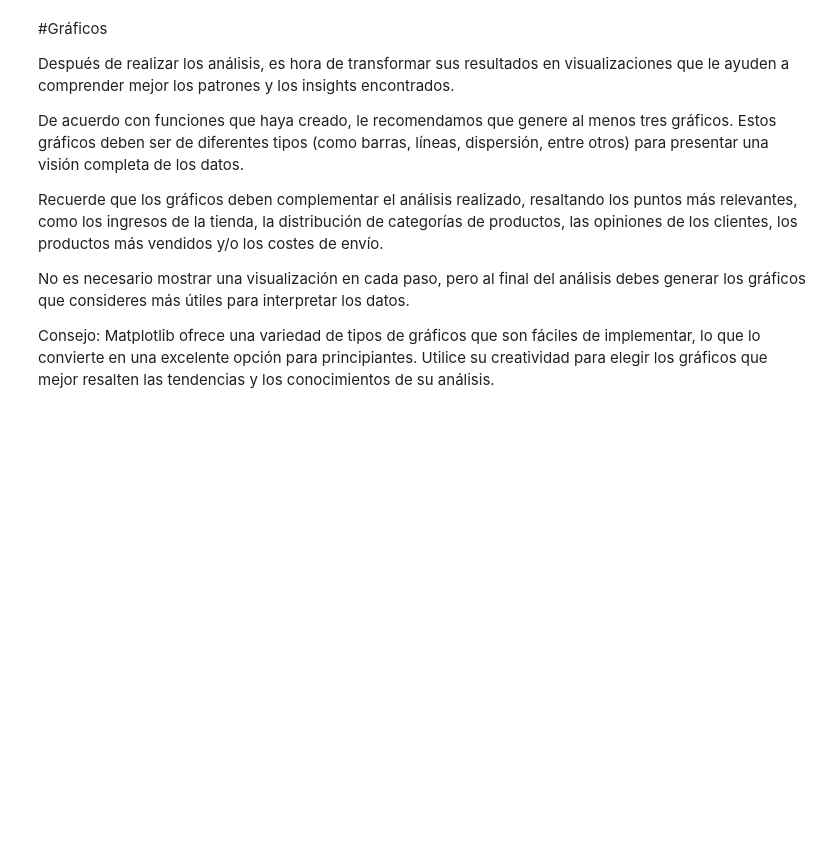
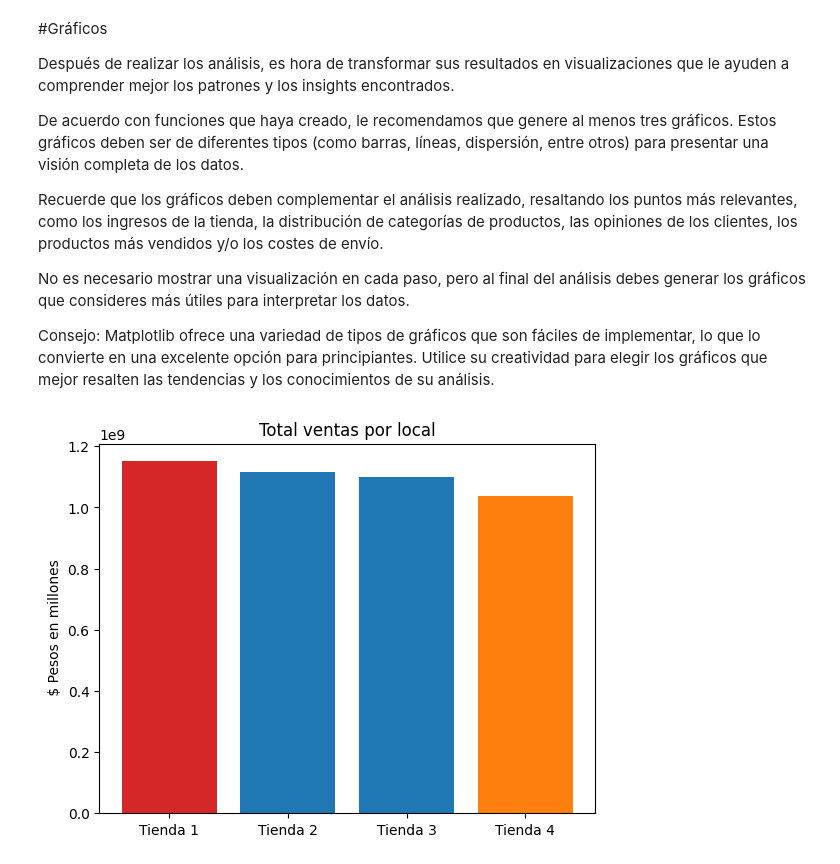
Before and after one commit to SilvanaCicchitti/Challenge_2, a Jupyter notebook: AluraStoreLatam.ipynb, the cells around one changed output. Saved outputs shown, nothing was run; the diff lists cells and outputs as text; code cells hidden in the pictures; blank space fills up the shorter version.

```diff
--- a/AluraStoreLatam.ipynb
+++ b/AluraStoreLatam.ipynb
@@ -245,0 +248,16 @@ Consejo: Matplotlib ofrece una variedad de tipos de gráficos que son fáciles d
+# %%
+fig, ax = plt.subplots()
+
+tiendas = ['Tienda 1', 'Tienda 2', 'Tienda 3', 'Tienda 4']
+counts = [ingreso1, ingreso2, ingreso3, ingreso4]
+bar_labels = ['Tienda 1', 'Tienda 2', 'Tienda 3', 'Tienda 4']
+bar_colors = ['tab:red', 'tab:blue', 'tab:blue', 'tab:orange']
+
+ax.bar(tiendas, counts, label=bar_labels, color=bar_colors)
+ax.set_ylabel(' $ Pesos en millones')
+ax.set_title('Total ventas por local')
+#ax.legend(title='Tiendas')
+
+plt.show()
+# %% [output]
+[figure, added]
```
Also changed, not shown: parts of 1 cell of this notebook.
